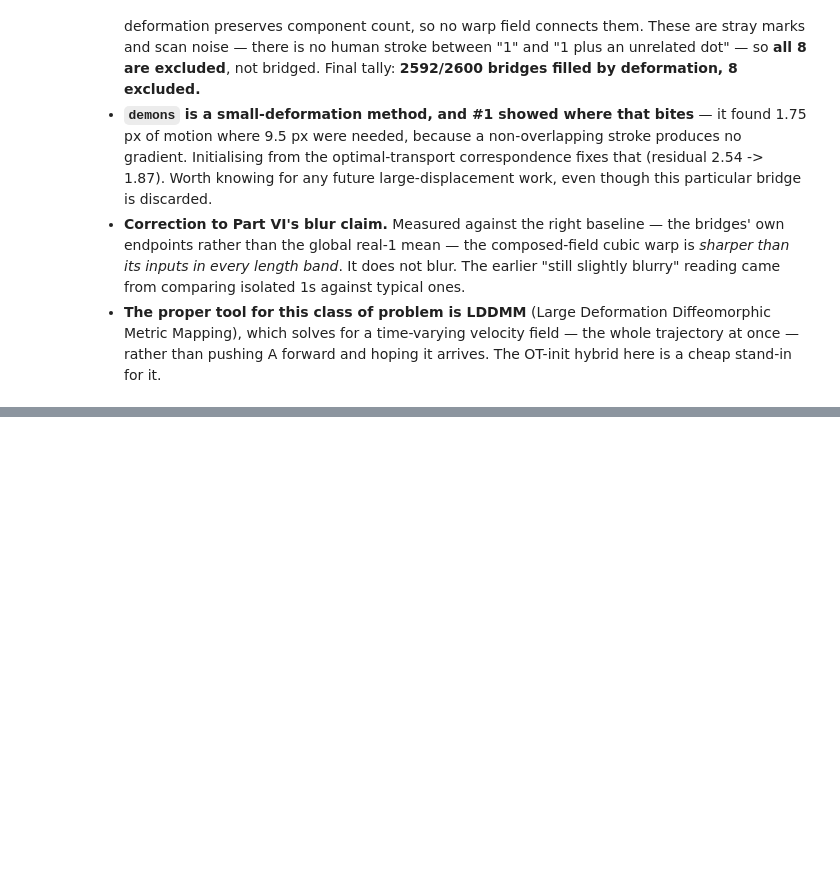
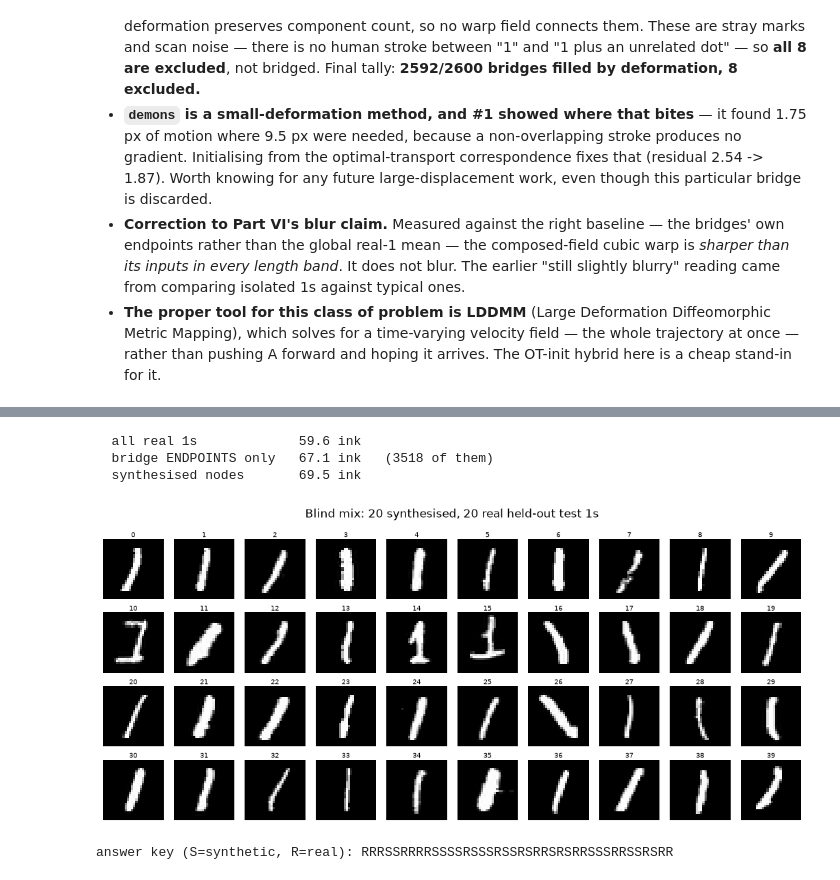
Before and after one commit to Antel0pe/ReversingEmbeddings, a Jupyter notebook: OnesManifold.ipynb, the cells around one changed output, grey strips where cells are left out. Drawn from its saved outputs; the diff is of its cells as text; code cells hidden in the pictures; blank space fills up the shorter version.

```diff
--- a/OnesManifold.ipynb
+++ b/OnesManifold.ipynb
@@ -1528,0 +1534,26 @@ global real unseen 1s: TV/ink 1.050
+# %%
+import morph
+from scipy.sparse import csr_matrix
+from scipy.sparse.csgraph import minimum_spanning_tree
+
+mst = minimum_spanning_tree(csr_matrix(D)).tocoo()
+bridges = sorted([(int(mst.row[k]), int(mst.col[k]), float(mst.data[k]))
+                  for k in range(len(mst.data)) if mst.data[k] > THETA], key=lambda t: -t[2])
+synth=[]
+for a,b,L in bridges:
+    f,_=morph.bridge_path2(ones[a].reshape(28,28).astype(np.float64),
+                           ones[b].reshape(28,28).astype(np.float64), THETA)
+    synth.extend(f)
+SY=np.array([f.ravel() for f in synth],dtype=np.float32)
+print(f"{len(SY)} synthesised nodes")
+
+# THE check we had never run: does a synthetic "1" ever look more like a different digit?
+allsq=(X**2).sum(1); best=np.empty(len(SY),np.int64)
+for s in range(0,len(SY),500):
+    ch=SY[s:s+500]
+    best[s:s+500]=np.sqrt(np.maximum((ch**2).sum(1)[:,None]+allsq[None,:]-2*ch@X.T,0)).argmin(1)
+print(f"nearest neighbour among ALL 60,000 training digits is a 1: {100*(y[best]==1).mean():.2f}%")
+print(f"  (real 1s manage 99.42% by the same test)")
+print(f"pixel range: [{SY.min():.3f}, {SY.max():.3f}]   real 1s: [0, 1]")
+dead=np.where(ones.max(0)==0)[0]
+print(f"nodes putting ink on the {len(dead)} always-dark pixels: {(SY[:,dead].max(1)>0.05).sum()} / {len(SY)}")
@@ -1528,0 +1573,19 @@ global real unseen 1s: TV/ink 1.050
+# %%
+ep = np.unique([i for a,b,L in bridges for i in (a,b)])
+print(f"  all real 1s           {ones.sum(1).mean():6.1f} ink")
+print(f"  bridge ENDPOINTS only {ones[ep].sum(1).mean():6.1f} ink   ({len(ep)} of them)")
+print(f"  synthesised nodes     {SY.sum(1).mean():6.1f} ink")
+
+Xt8,yt8 = mnist.load("test"); R8=(Xt8.reshape(len(Xt8),-1).astype(np.float32)/255.)[yt8==1]
+rng8=np.random.default_rng(3)
+mix=[("S",SY[i]) for i in rng8.choice(len(SY),20,replace=False)]+[("R",R8[i]) for i in rng8.choice(len(R8),20,replace=False)]
+mix=[mix[i] for i in rng8.permutation(40)]
+grid([m[1] for m in mix], [str(k) for k in range(40)], cols=10, scale=1.05,
+     suptitle="Blind mix: 20 synthesised, 20 real held-out test 1s")
+print("answer key (S=synthetic, R=real):", "".join(t for t,_ in mix))
+# %% [output]
+  all real 1s             59.6 ink
+  bridge ENDPOINTS only   67.1 ink   (3518 of them)
+  synthesised nodes       69.5 ink
+[figure, added]
+answer key (S=synthetic, R=real): RRRSSRRRRSSSSRSSSRSSRSRRSRSRRSSSRRSSRSRR
```
Also changed, not shown: parts of 28 cells of this notebook, 1 other file.
